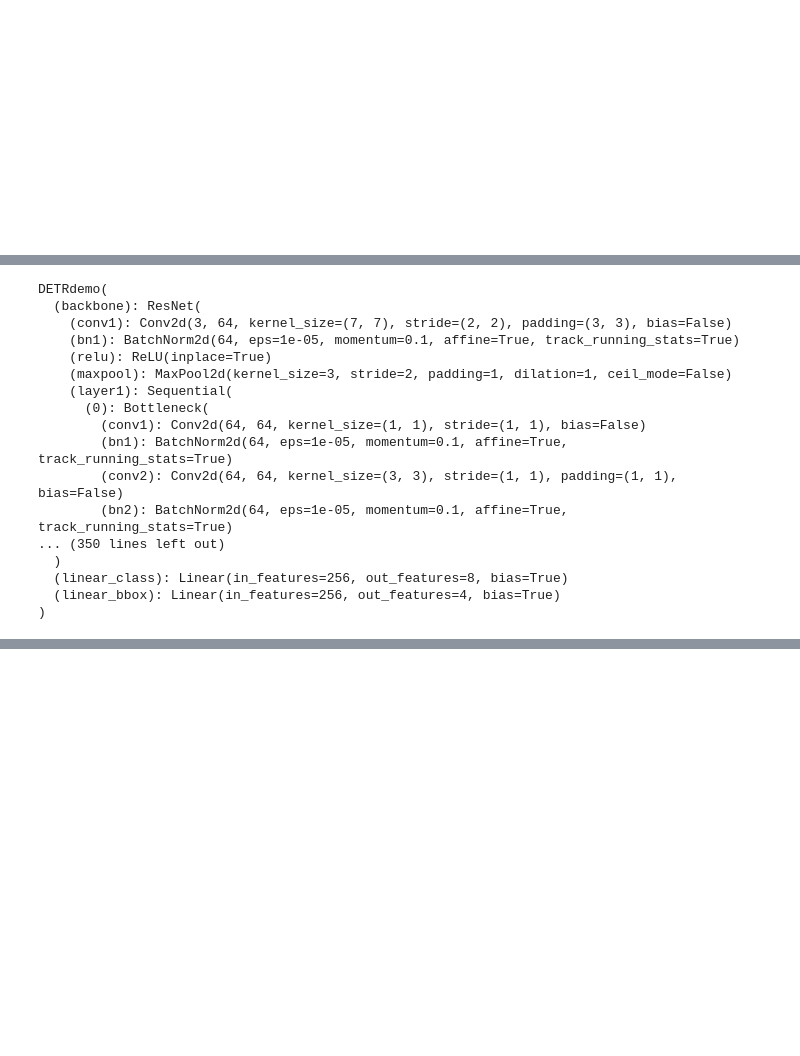
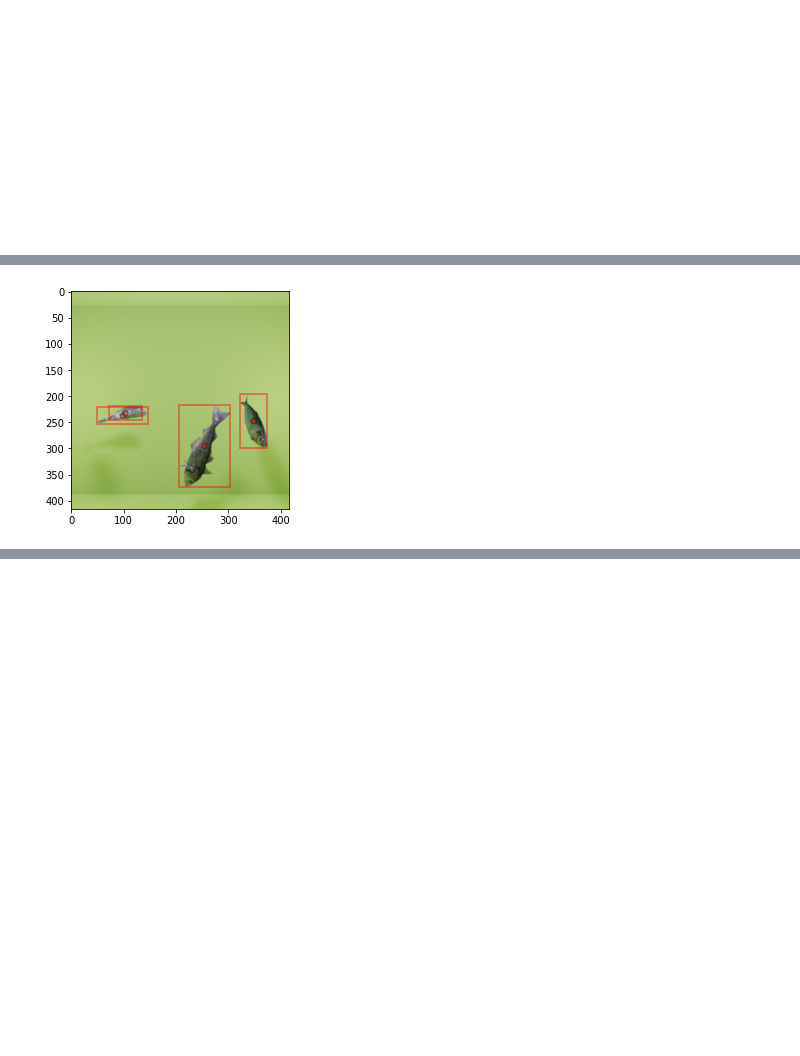
Before and after one commit to Napam/INF399-Master-DeepLearning, a Jupyter notebook: volume/DETRBook-2in1OutTrain.ipynb, the cells around one changed output, grey strips where cells are left out. Drawn from its saved outputs; the diff is of its cells as text; code cells hidden in the pictures; blank space fills up the shorter version.

```diff
--- a/volume/DETRBook-2in1OutTrain.ipynb
+++ b/volume/DETRBook-2in1OutTrain.ipynb
@@ -190,21 +399,0 @@ class DETRdemo(nn.Module):
-# %%
-model = DETRdemo(6+1)
-model.to(device)
-# %% [output]
-DETRdemo(
-  (backbone): ResNet(
-    (conv1): Conv2d(3, 64, kernel_size=(7, 7), stride=(2, 2), padding=(3, 3), bias=False)
-    (bn1): BatchNorm2d(64, eps=1e-05, momentum=0.1, affine=True, track_running_stats=True)
-    (relu): ReLU(inplace=True)
-    (maxpool): MaxPool2d(kernel_size=3, stride=2, padding=1, dilation=1, ceil_mode=False)
-    (layer1): Sequential(
-      (0): Bottleneck(
-        (conv1): Conv2d(64, 64, kernel_size=(1, 1), stride=(1, 1), bias=False)
-        (bn1): BatchNorm2d(64, eps=1e-05, momentum=0.1, affine=True, track_running_stats=True)
-        (conv2): Conv2d(64, 64, kernel_size=(3, 3), stride=(1, 1), padding=(1, 1), bias=False)
-        (bn2): BatchNorm2d(64, eps=1e-05, momentum=0.1, affine=True, track_running_stats=True)
-... (350 lines left out)
-  )
-  (linear_class): Linear(in_features=256, out_features=8, bias=True)
-  (linear_bbox): Linear(in_features=256, out_features=4, bias=True)
-)
@@ -385,30 +403,50 @@ losses = ['labels', 'boxes', 'cardinality']
 matcher = HungarianMatcher()
 criterion = SetCriterion(NUM_CLASSES-1, matcher, weight_dict, eos_coef = 0.5, losses=losses)
 criterion = criterion.to(device)
-optimizer = torch.optim.AdamW(model.parameters(), lr=5e-6)
+optimizer = torch.optim.AdamW(model.parameters(), lr=1e-6)
 # optimizer = torch.optim.Adam(model.parameters(), lr=5e-4)
 # optimizer = torch.optim.SGD(model.parameters(), lr=8e-5, momentum=0.001, dampening=0.000001)
 
-BATCH_SIZE = 8
-traingen = TorchStandardDataset(DATASET_DIR, SQL_TABLE, BATCH_SIZE, shuffle=False, imgnrs=range(0,256))
-valgen = TorchStandardDataset(DATASET_DIR, SQL_TABLE, BATCH_SIZE, shuffle=False, imgnrs=range(512,768))
+BATCH_SIZE = 1
+traingen = TorchStandardDataset(DATASET_DIR, SQL_TABLE, BATCH_SIZE, shuffle=False, imgnrs=range(0,512))
+valgen = TorchStandardDataset(DATASET_DIR, SQL_TABLE, BATCH_SIZE, shuffle=False, imgnrs=range(1024,1024+256))
+
+trainloader = DataLoader(
+    dataset=traingen,
+    batch_size=1,
+    collate_fn=lambda x: tuple(zip(*x)),
+)
+
+valloader = DataLoader(
+    dataset=valgen,
+    batch_size=1,
+    collate_fn=lambda x: tuple(zip(*x)),
+)
 # %%
-def sanity_dataset(gen: TorchStandardDataset, index=0):
-    img, targets = gen[index]
+def sanity_dataset(gen: DataLoader, index=0):
+    geniter = iter(gen)
+
+    for i in range(index+1):
+        img, targets = next(geniter)
+
     img = img.numpy().transpose((1,2,0))
     boxes = targets['boxes'].numpy()
 
     h, w = img.shape[:2]
 
     ax = plt.gca()
     ax.imshow(img)
 
     for box in boxes:
         cxy = box[:2]
-        ax.add_patch(plt.Circle(cxy*(h, w), 5, edgecolor='k'))
+        # Visualize center xy
+        ax.add_patch(plt.Circle(cxy*(h, w), 5, facecolor='red', edgecolor='k', alpha=0.4))
 
         bw, bh = box[2], box[3]
+        # tlxy = top left xy
         tlxy = (cxy - (bw/2, bh/2))*(h, w)
-        ax.add_patch(plt.Rectangle(tlxy, bw*w, bh*h, fill=False, lw=2, color='red', alpha=0.2))
+        ax.add_patch(plt.Rectangle(tlxy, bw*w, bh*h, fill=False, lw=2, color='red', alpha=0.4))
 
-sanity_dataset(traingen)
+sanity_dataset(traingen, 0)
+# %% [output]
+[figure, added]
```
Also changed, not shown: parts of 14 cells of this notebook, 3 other files.
